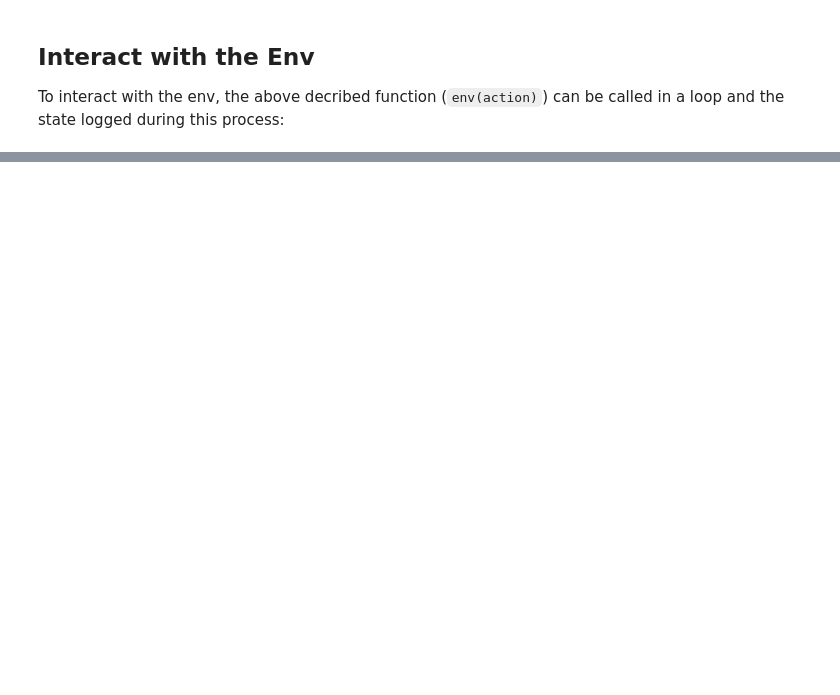
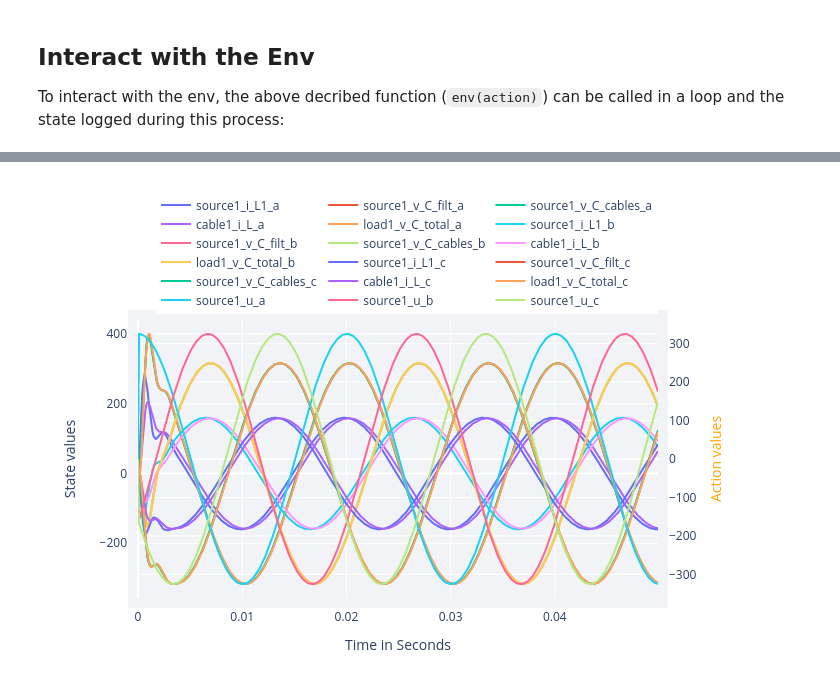
Before and after one commit to upb-lea/ElectricGrid.jl, a Jupyter notebook: examples/notebooks/SimEnv_DEMO.ipynb, the cells around one changed output, grey strips where cells are left out. Saved outputs shown, nothing was run; the diff lists cells and outputs as text; code cells hidden in the pictures; blank space fills up the shorter version.

```diff
--- a/examples/notebooks/SimEnv_DEMO.ipynb
+++ b/examples/notebooks/SimEnv_DEMO.ipynb
@@ -274,0 +389,7 @@ Instead of `num_sorces` and `num_loads`, now the parameter dict and the connecti
+# %%
+S_source = 200e3
+
+S_load = 150e3
+pf_load = 1
+v_rms = 230
+R_load, L_load, X, Z = Parallel_Load_Impedance(S_load, pf_load, v_rms)
@@ -329,0 +518,33 @@ No
+# %%
+CM = [0. 1.
+    -1. 0.]
+
+
+parameters = Dict{Any, Any}(
+        "source" => Any[
+                        Dict{Any, Any}("pwr" => S_source, "control_type" => "classic", "mode" => "Swing", "fltr" => "LC", "i_limit" => 1e4, "v_limit" => 1e4,),
+                        ],
+        "load"   => Any[
+                        Dict{Any, Any}("impedance" => "R", "R" => R_load)
+                        ],
+        "cable"   => Any[
+                        Dict{Any, Any}("R" => 1e-3, "L" => 1e-4, "C" => 1e-4),
+                        ],
+        "grid" => Dict{Any, Any}("fs"=>1e4, "phase"=>3, "v_rms"=>230, "f_grid" => 50, "ramp_end"=>0.0)
+    )
+
+env = SimEnv(CM = CM, parameters = parameters)
+
+hook = DataHook(collect_state_ids = env.state_ids,
+                collect_action_ids = env.action_ids
+                #collect_sources  = [1]  # alternative
+                )
+
+Power_System_Dynamics(env, hook, num_episodes = 1)
+
+plot_hook_results(hook = hook,
+                    episode = 1,
+                    states_to_plot  = env.state_ids,
+                    actions_to_plot = env.action_ids)
+# %% [output]
+[figure, added]
```
Also changed, not shown: parts of 39 cells of this notebook, 7 other files.
